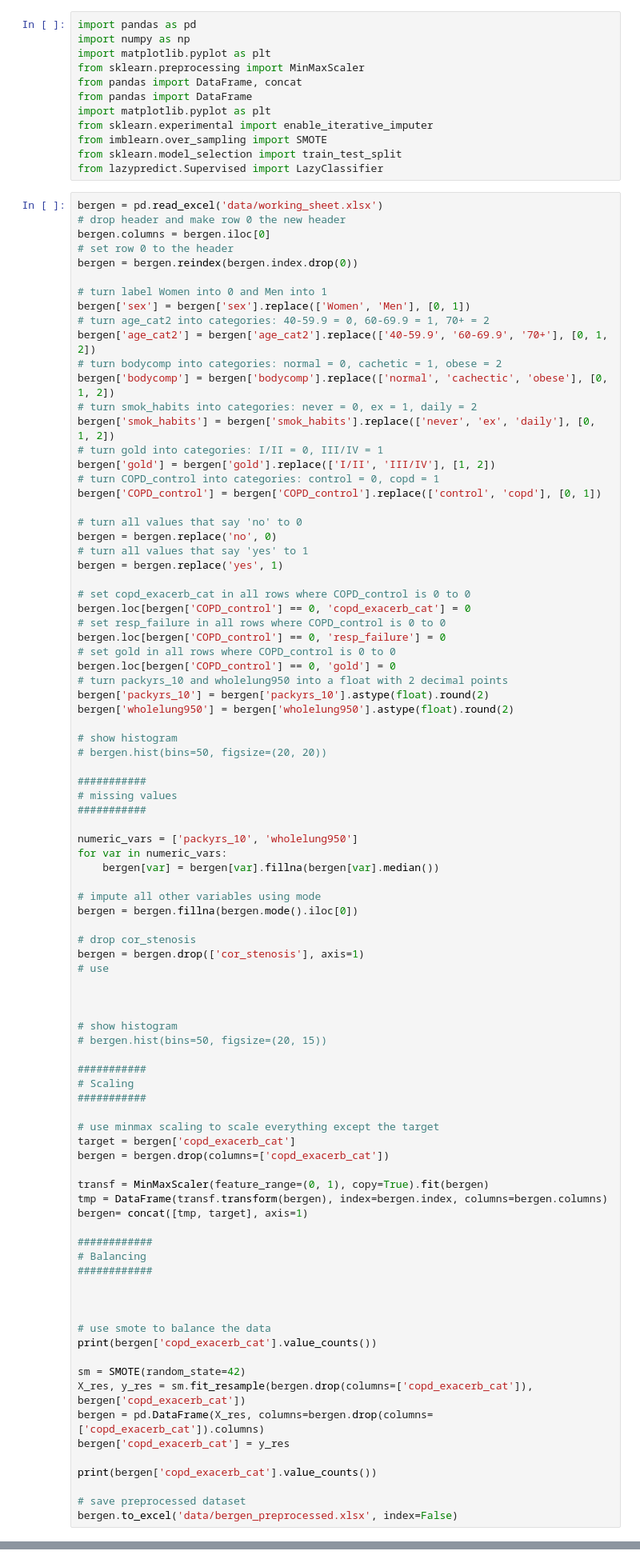
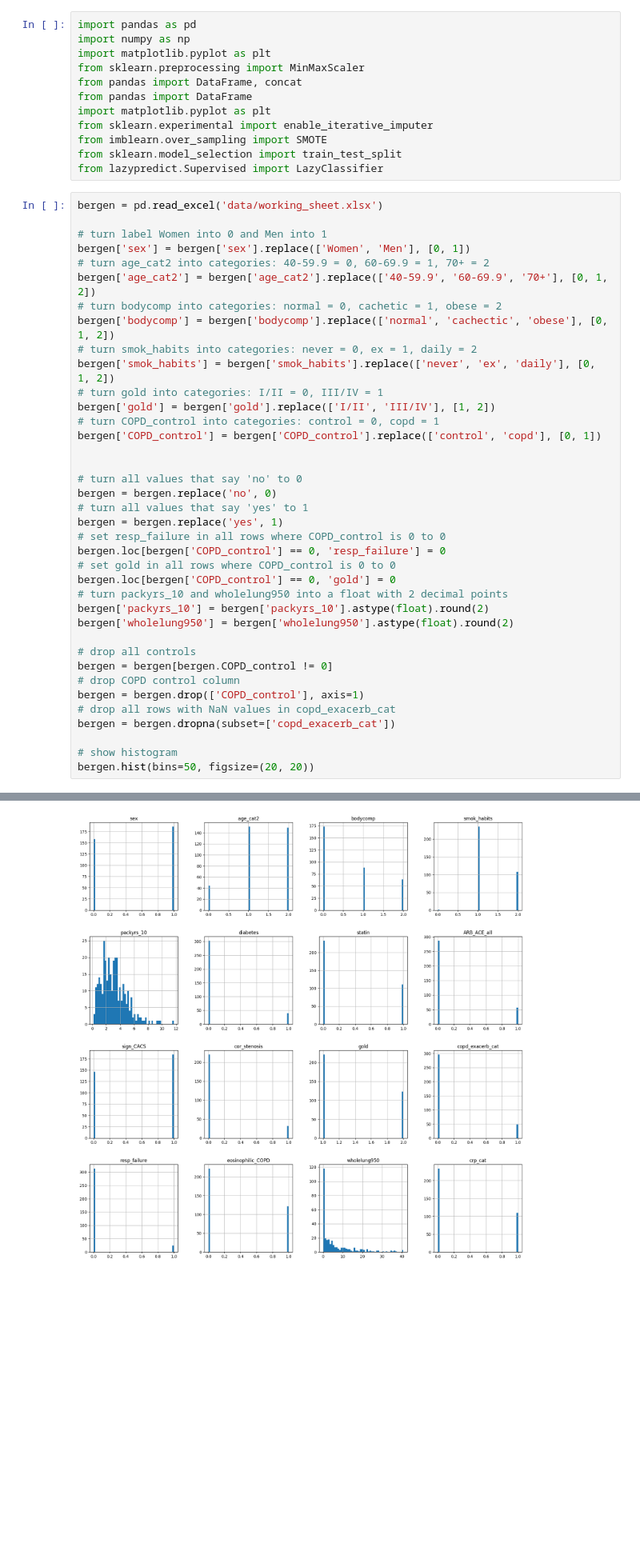
Before and after one commit to danielw-mt/copd_risk_score, a Jupyter notebook: bergen/bergen.ipynb, the cells around one changed output, grey strips where cells are left out. Shown: that part at 80% size. Cells and saved outputs as stored; diff of their text form; blank space fills up the shorter version.

```diff
--- a/bergen/bergen.ipynb
+++ b/bergen/bergen.ipynb
@@ -12,10 +12,6 @@ from sklearn.model_selection import train_test_split
 from lazypredict.Supervised import LazyClassifier
 # %%
 bergen = pd.read_excel('data/working_sheet.xlsx')
-# drop header and make row 0 the new header
-bergen.columns = bergen.iloc[0]
-# set row 0 to the header
-bergen = bergen.reindex(bergen.index.drop(0))
 
 # turn label Women into 0 and Men into 1
 bergen['sex'] = bergen['sex'].replace(['Women', 'Men'], [0, 1])
@@ -30,13 +26,11 @@ bergen['gold'] = bergen['gold'].replace(['I/II', 'III/IV'], [1, 2])
 # turn COPD_control into categories: control = 0, copd = 1
 bergen['COPD_control'] = bergen['COPD_control'].replace(['control', 'copd'], [0, 1])
 
+
 # turn all values that say 'no' to 0
 bergen = bergen.replace('no', 0)
 # turn all values that say 'yes' to 1
 bergen = bergen.replace('yes', 1)
-
-# set copd_exacerb_cat in all rows where COPD_control is 0 to 0
-bergen.loc[bergen['COPD_control'] == 0, 'copd_exacerb_cat'] = 0
 # set resp_failure in all rows where COPD_control is 0 to 0
 bergen.loc[bergen['COPD_control'] == 0, 'resp_failure'] = 0
 # set gold in all rows where COPD_control is 0 to 0
@@ -45,57 +39,13 @@ bergen.loc[bergen['COPD_control'] == 0, 'gold'] = 0
 bergen['packyrs_10'] = bergen['packyrs_10'].astype(float).round(2)
 bergen['wholelung950'] = bergen['wholelung950'].astype(float).round(2)
 
-# show histogram
-# bergen.hist(bins=50, figsize=(20, 20))
-
-###########
-# missing values
-###########
-
-numeric_vars = ['packyrs_10', 'wholelung950']
-for var in numeric_vars:
-    bergen[var] = bergen[var].fillna(bergen[var].median())
-
-# impute all other variables using mode
-bergen = bergen.fillna(bergen.mode().iloc[0])
-
-# drop cor_stenosis
-bergen = bergen.drop(['cor_stenosis'], axis=1)
-# use
-
-
+# drop all controls
+bergen = bergen[bergen.COPD_control != 0]
+# drop COPD control column
+bergen = bergen.drop(['COPD_control'], axis=1)
+# drop all rows with NaN values in copd_exacerb_cat
+bergen = bergen.dropna(subset=['copd_exacerb_cat'])
 
 # show histogram
-# bergen.hist(bins=50, figsize=(20, 15))
-
-###########
-# Scaling
-###########
-
-# use minmax scaling to scale everything except the target
-target = bergen['copd_exacerb_cat']
-bergen = bergen.drop(columns=['copd_exacerb_cat'])
-
-transf = MinMaxScaler(feature_range=(0, 1), copy=True).fit(bergen)
-tmp = DataFrame(transf.transform(bergen), index=bergen.index, columns=bergen.columns)
-bergen= concat([tmp, target], axis=1)
-
-############
-# Balancing
-############
-
-
-
-# use smote to balance the data
-print(bergen['copd_exacerb_cat'].value_counts())
-
-sm = SMOTE(random_state=42)
-X_res, y_res = sm.fit_resample(bergen.drop(columns=['copd_exacerb_cat']), bergen['copd_exacerb_cat'])
-bergen = pd.DataFrame(X_res, columns=bergen.drop(columns=['copd_exacerb_cat']).columns)
-bergen['copd_exacerb_cat'] = y_res
-
-print(bergen['copd_exacerb_cat'].value_counts())
-
-# save preprocessed dataset
-bergen.to_excel('data/bergen_preprocessed.xlsx', index=False)
+bergen.hist(bins=50, figsize=(20, 20))
 # %% [output]
@@ -107,0 +68 @@ Name: copd_exacerb_cat, dtype: int64
+[figure, added]
```
Also changed, not shown: parts of 5 cells of this notebook, 1 other file.
